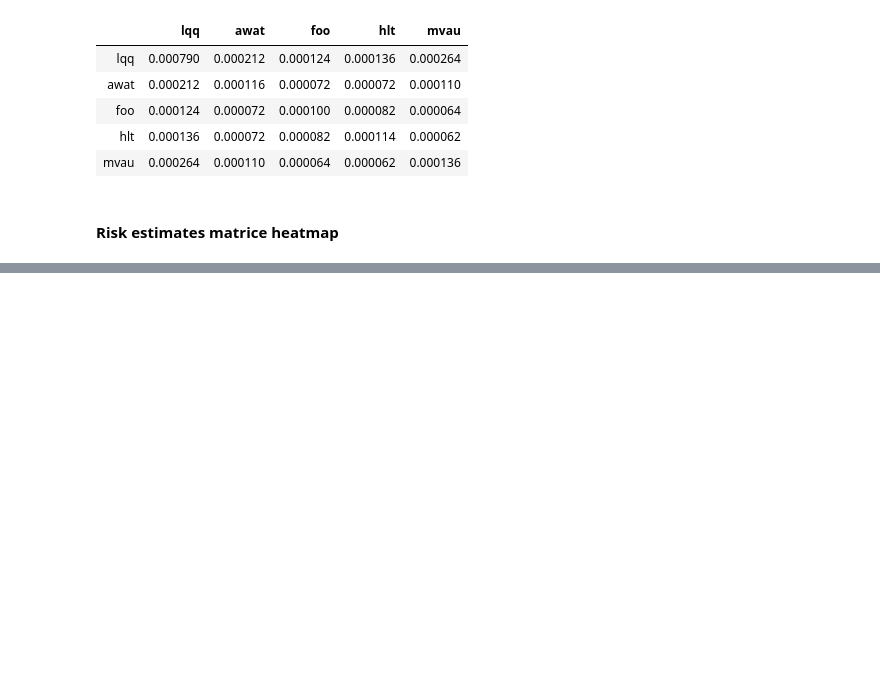
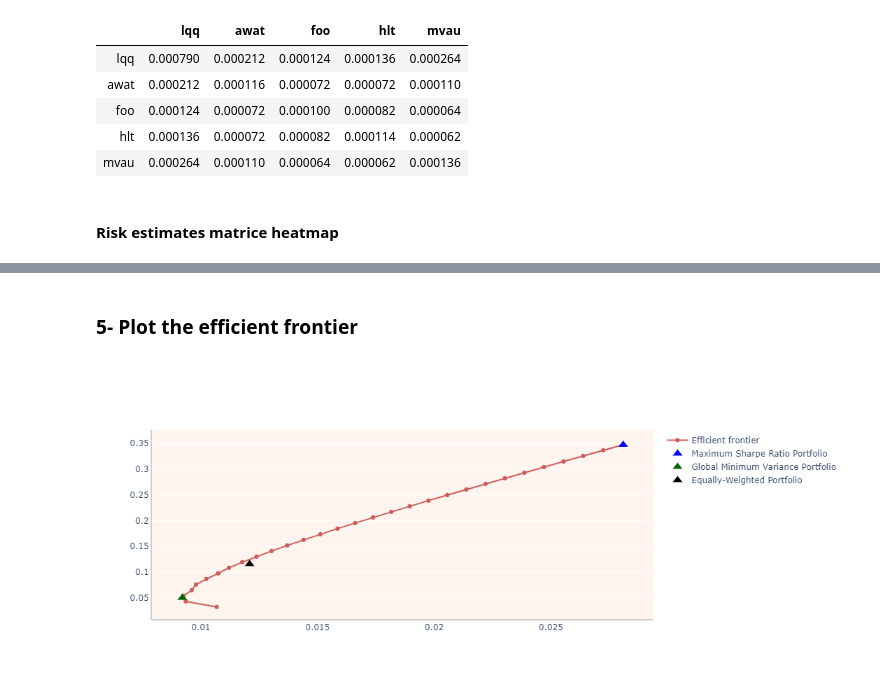
Before and after one commit to mzizi-io/Portfolio-Construction, a Jupyter notebook: cookbook.ipynb, the cells around one changed output, grey strips where cells are left out. Drawn from its saved outputs; the diff is of its cells as text; code cells hidden in the pictures; blank space fills up the shorter version.

```diff
--- a/cookbook.ipynb
+++ b/cookbook.ipynb
@@ -160,0 +188,6 @@ OrderedDict([('lqq', 0.29308691548033544),
+# %% [markdown]
+### 5- Plot the efficient frontier
+# %%
+portfolio.plot_efficient_frontier(portfolio_comp_ann_returns, show_max_sharpe_ratio_portfolio=True, show_global_min_variance_portfolio=True, show_equally_weighted_portfolio=True)
+# %% [output]
+[figure, added]
```
Also changed, not shown: parts of 13 cells of this notebook.
